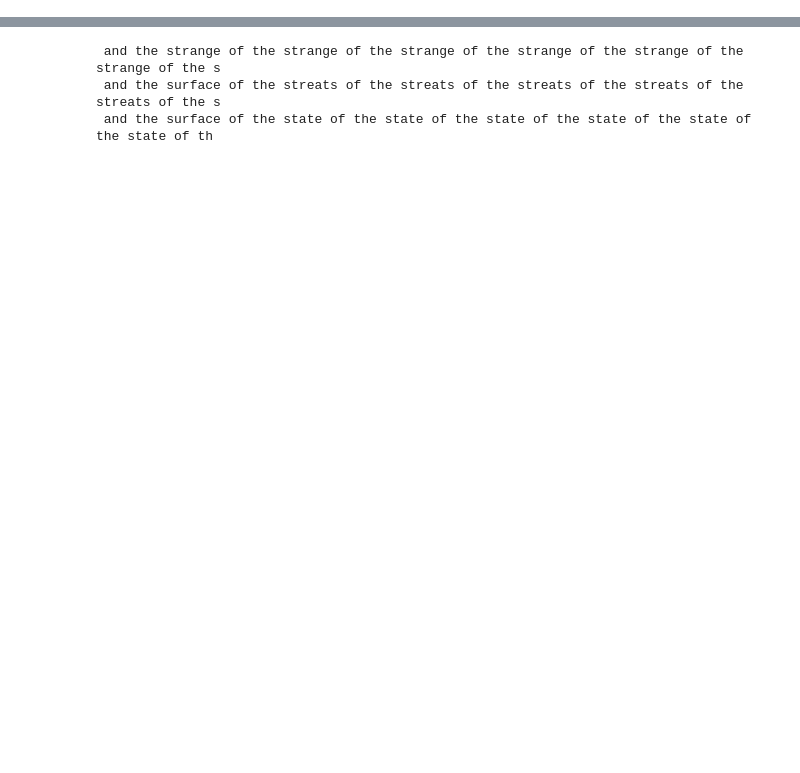
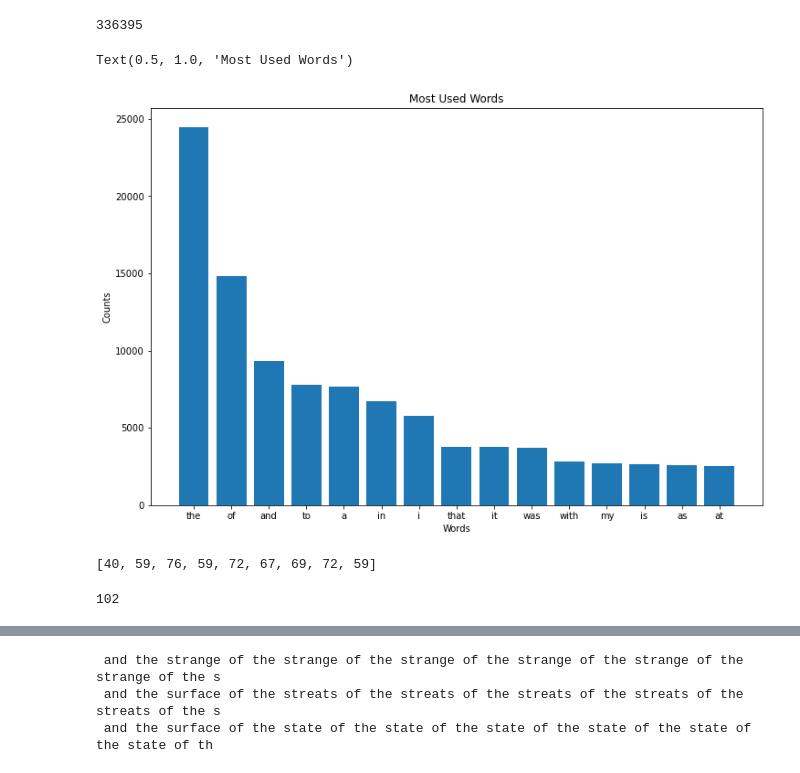
Before and after one commit to Kellenpoto/Edgar-Allen-Poem-Generator, a Jupyter notebook: notebooks/poem_generator.ipynb, the cells around one changed output, grey strips where cells are left out. Cells and saved outputs as stored; diff of their text form; code cells hidden in the pictures; blank space fills up the shorter version.

```diff
--- a/notebooks/poem_generator.ipynb
+++ b/notebooks/poem_generator.ipynb
@@ -22,0 +32,7 @@ num_words = len(ut.tokenizer.word_index) + 1
+# %%
+word_count_df = pd.DataFrame({'words': ut.tokenizer.word_counts.keys(), 'counts': ut.tokenizer.word_counts.values()})
+# %%
+word_count_df.sort_values('counts', ascending=False, inplace=True)
+total_words = word_count_df.counts.sum()
+word_count_df['freq'] = word_count_df.counts/total_words
+word_count_df.head
@@ -23,2 +54,23 @@ num_words = len(ut.tokenizer.word_index) + 1
+# %%
+total_words
+# %% [output]
+336395
+# %%
+fig, ax = plt.subplots(figsize=(12,8))
+ax.bar(word_count_df.words[:15], word_count_df.counts[:15])
+ax.set_xlabel('Words')
+ax.set_ylabel('Counts')
+ax.set_title('Most Used Words')
+# %% [output]
+Text(0.5, 1.0, 'Most Used Words')
+[figure, added]
 # %%
 encoded_characters, char_indices = ut.encode_characters(texts)
+# %%
+[char_indices[char] for char in 'Nevermore']
+# %% [output]
+[40, 59, 76, 59, 72, 67, 69, 72, 59]
+# %%
+len(char_indices)
+# %% [output]
+102
```
Also changed, not shown: parts of 12 cells of this notebook, 17 other files.
